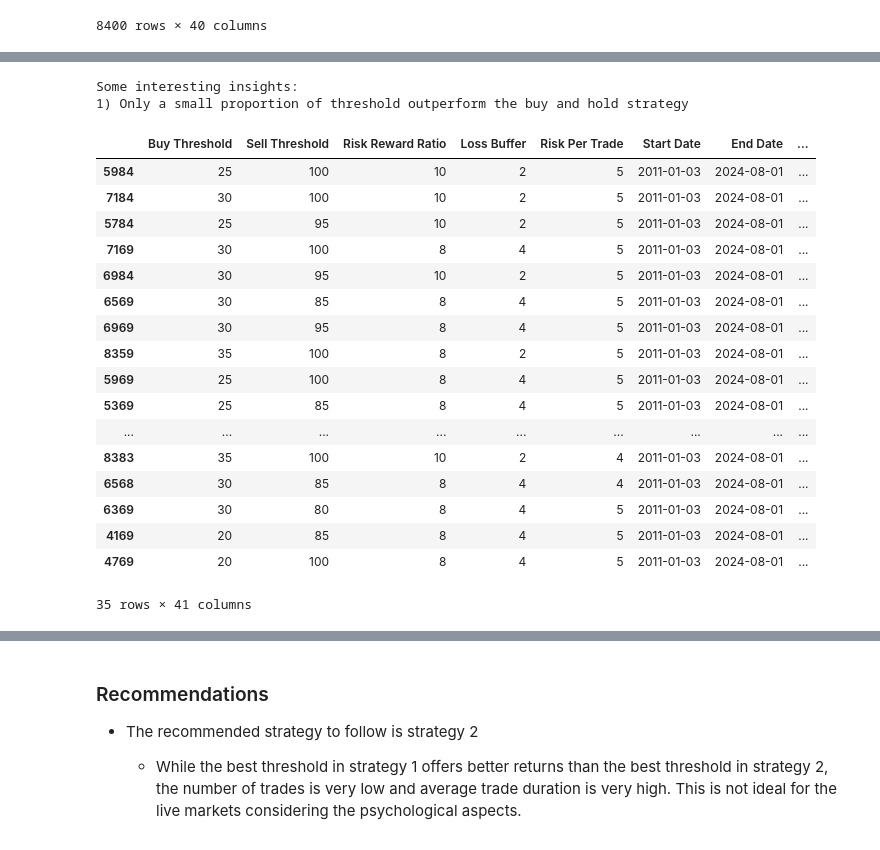
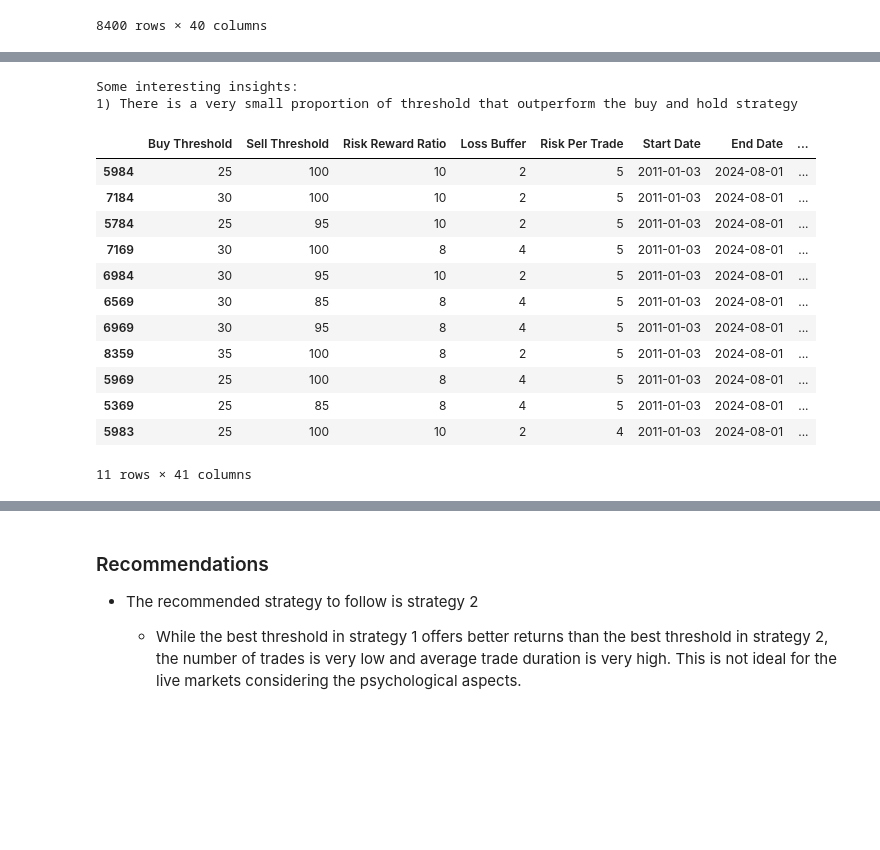
Before and after one commit to jianhaosoh/Fear-and-Greed-Index-Analysis, a Jupyter notebook: analysis.ipynb, the cells around one changed output, grey strips where cells are left out. Cells and saved outputs as stored; diff of their text form; code cells hidden in the pictures; blank space fills up the shorter version.

```diff
--- a/analysis.ipynb
+++ b/analysis.ipynb
@@ -572,30 +573,25 @@ plt.show()
 # %%
 print("Some interesting insights: \n"
-        "1) Only a small proportion of threshold outperform the buy and hold strategy \n"
+        "1) There is a very small proportion of threshold that outperform the buy and hold strategy \n"
 )
 strategy2_results = strategy2_results.sort_values(by='Total Returns', ascending=False)
 strategy2_results[strategy2_results['Outperform Buy and Hold'] == 'Yes']
 # %% [output]
 Some interesting insights:
-1) Only a small proportion of threshold outperform the buy and hold strategy
+1) There is a very small proportion of threshold that outperform the buy and hold strategy
 |  | Buy Threshold | Sell Threshold | Risk Reward Ratio | Loss Buffer | Risk Per Trade | Start Date | End Date | ... |
 | 5984 | 25 | 100 | 10 | 2 | 5 | 2011-01-03 | 2024-08-01 | ... |
 | 7184 | 30 | 100 | 10 | 2 | 5 | 2011-01-03 | 2024-08-01 | ... |
 | 5784 | 25 | 95 | 10 | 2 | 5 | 2011-01-03 | 2024-08-01 | ... |
 | 7169 | 30 | 100 | 8 | 4 | 5 | 2011-01-03 | 2024-08-01 | ... |
 | 6984 | 30 | 95 | 10 | 2 | 5 | 2011-01-03 | 2024-08-01 | ... |
 | 6569 | 30 | 85 | 8 | 4 | 5 | 2011-01-03 | 2024-08-01 | ... |
 | 6969 | 30 | 95 | 8 | 4 | 5 | 2011-01-03 | 2024-08-01 | ... |
 | 8359 | 35 | 100 | 8 | 2 | 5 | 2011-01-03 | 2024-08-01 | ... |
 | 5969 | 25 | 100 | 8 | 4 | 5 | 2011-01-03 | 2024-08-01 | ... |
 | 5369 | 25 | 85 | 8 | 4 | 5 | 2011-01-03 | 2024-08-01 | ... |
-| ... | ... | ... | ... | ... | ... | ... | ... | ... |
-| 8383 | 35 | 100 | 10 | 2 | 4 | 2011-01-03 | 2024-08-01 | ... |
-| 6568 | 30 | 85 | 8 | 4 | 4 | 2011-01-03 | 2024-08-01 | ... |
-| 6369 | 30 | 80 | 8 | 4 | 5 | 2011-01-03 | 2024-08-01 | ... |
-| 4169 | 20 | 85 | 8 | 4 | 5 | 2011-01-03 | 2024-08-01 | ... |
-| 4769 | 20 | 100 | 8 | 4 | 5 | 2011-01-03 | 2024-08-01 | ... |
+| 5983 | 25 | 100 | 10 | 2 | 4 | 2011-01-03 | 2024-08-01 | ... |
-35 rows × 41 columns
+11 rows × 41 columns
 # %%
 # Generating the best backtest
 Backtest2(df_final, 100000, 25, 100, 10, 2, 5).backtest()
```
Also changed, not shown: parts of 17 cells of this notebook, 10 other files.
